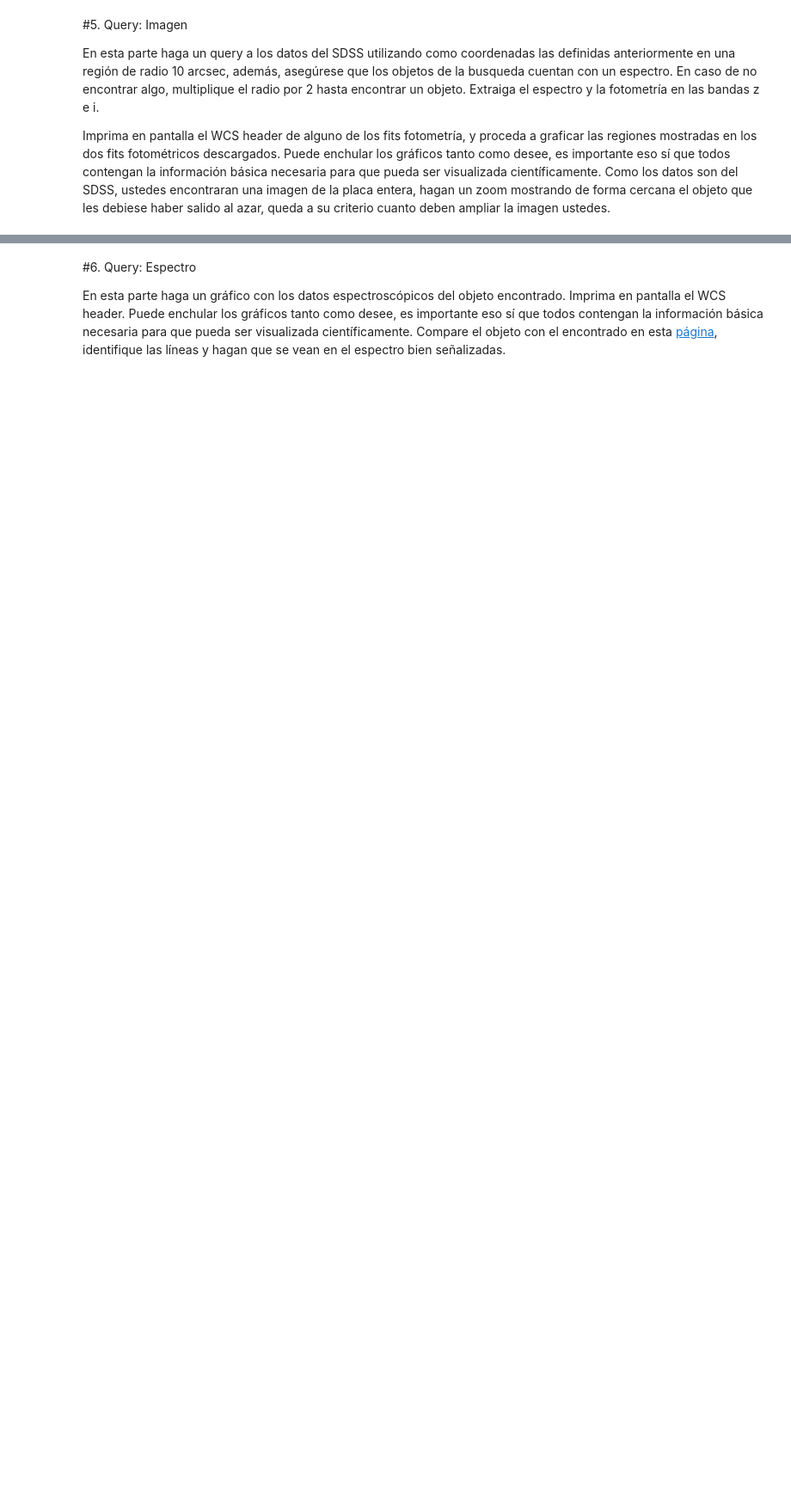
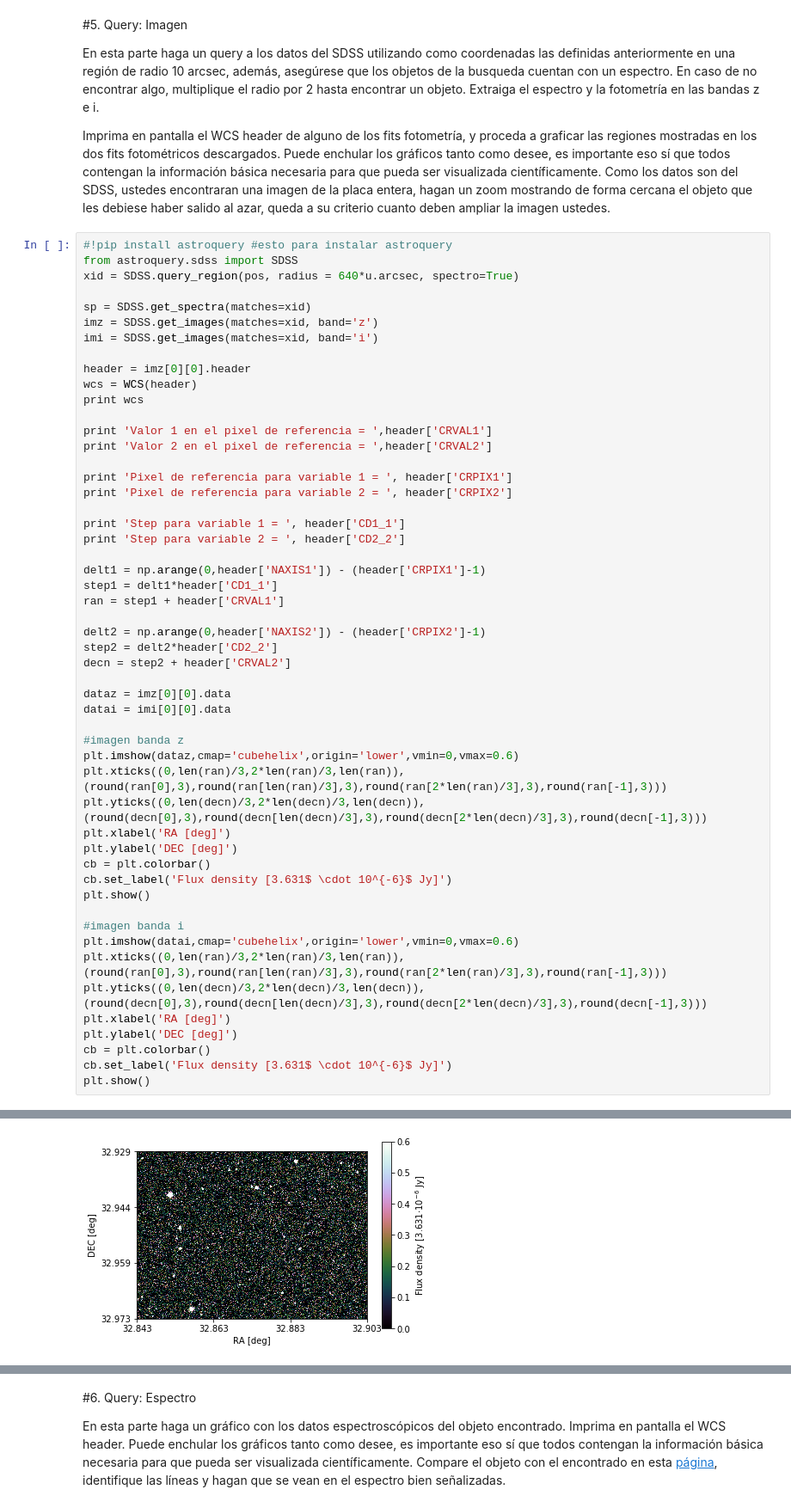
Before and after one commit to diegogf99/minitarea4, a Jupyter notebook: minitarea4.ipynb, the cells around one changed output, grey strips where cells are left out. Shown at 86% size. Cells and saved outputs as stored; diff of their text form; blank space fills up the shorter version.

```diff
--- a/minitarea4.ipynb
+++ b/minitarea4.ipynb
@@ -243,3 +236,56 @@ pos = SkyCoord(ra=33*u.degree, dec=33*u.degree, frame='icrs')
 En esta parte haga un query a los datos del SDSS utilizando como coordenadas las definidas anteriormente en una región de radio 10 arcsec, además, asegúrese que los objetos de la busqueda cuentan con un espectro. En caso de no encontrar algo, multiplique el radio por 2 hasta encontrar un objeto. Extraiga el espectro y la fotometría en las bandas z e i.
 
 Imprima en pantalla el WCS header de alguno de los fits fotometría, y proceda a graficar las regiones mostradas en los dos fits fotométricos descargados. Puede enchular los gráficos tanto como desee, es importante eso sí que todos contengan la información básica necesaria para que pueda ser visualizada científicamente. Como los datos son del SDSS, ustedes encontraran una imagen de la placa entera, hagan un zoom mostrando de forma cercana el objeto que les debiese haber salido al azar, queda a su criterio cuanto deben ampliar la imagen ustedes.
+# %%
+#!pip install astroquery #esto para instalar astroquery
+from astroquery.sdss import SDSS
+xid = SDSS.query_region(pos, radius = 640*u.arcsec, spectro=True)
+
+sp = SDSS.get_spectra(matches=xid)
+imz = SDSS.get_images(matches=xid, band='z')
+imi = SDSS.get_images(matches=xid, band='i')
+
+header = imz[0][0].header
+wcs = WCS(header)
+print wcs
+
+print 'Valor 1 en el pixel de referencia = ',header['CRVAL1']
+print 'Valor 2 en el pixel de referencia = ',header['CRVAL2']
+
+print 'Pixel de referencia para variable 1 = ', header['CRPIX1']
+print 'Pixel de referencia para variable 2 = ', header['CRPIX2']
+
+print 'Step para variable 1 = ', header['CD1_1']
+print 'Step para variable 2 = ', header['CD2_2']
+
+delt1 = np.arange(0,header['NAXIS1']) - (header['CRPIX1']-1)
+step1 = delt1*header['CD1_1']
+ran = step1 + header['CRVAL1']
+
+delt2 = np.arange(0,header['NAXIS2']) - (header['CRPIX2']-1)
+step2 = delt2*header['CD2_2']
+decn = step2 + header['CRVAL2']
+
+dataz = imz[0][0].data
+datai = imi[0][0].data
+
+#imagen banda z
+plt.imshow(dataz,cmap='cubehelix',origin='lower',vmin=0,vmax=0.6)
+plt.xticks((0,len(ran)/3,2*len(ran)/3,len(ran)),(round(ran[0],3),round(ran[len(ran)/3],3),round(ran[2*len(ran)/3],3),round(ran[-1],3)))
+plt.yticks((0,len(decn)/3,2*len(decn)/3,len(decn)),(round(decn[0],3),round(decn[len(decn)/3],3),round(decn[2*len(decn)/3],3),round(decn[-1],3)))
+plt.xlabel('RA [deg]')
+plt.ylabel('DEC [deg]')
+cb = plt.colorbar()
+cb.set_label('Flux density [3.631$ \cdot 10^{-6}$ Jy]')
+plt.show()
+
+#imagen banda i
+plt.imshow(datai,cmap='cubehelix',origin='lower',vmin=0,vmax=0.6)
+plt.xticks((0,len(ran)/3,2*len(ran)/3,len(ran)),(round(ran[0],3),round(ran[len(ran)/3],3),round(ran[2*len(ran)/3],3),round(ran[-1],3)))
+plt.yticks((0,len(decn)/3,2*len(decn)/3,len(decn)),(round(decn[0],3),round(decn[len(decn)/3],3),round(decn[2*len(decn)/3],3),round(decn[-1],3)))
+plt.xlabel('RA [deg]')
+plt.ylabel('DEC [deg]')
+cb = plt.colorbar()
+cb.set_label('Flux density [3.631$ \cdot 10^{-6}$ Jy]')
+plt.show()
+# %% [output]
@@ -245,0 +307 @@ Imprima en pantalla el WCS header de alguno de los fits fotometría, y proceda a
+[figure, added]
```
Also changed, not shown: parts of 3 cells of this notebook.
